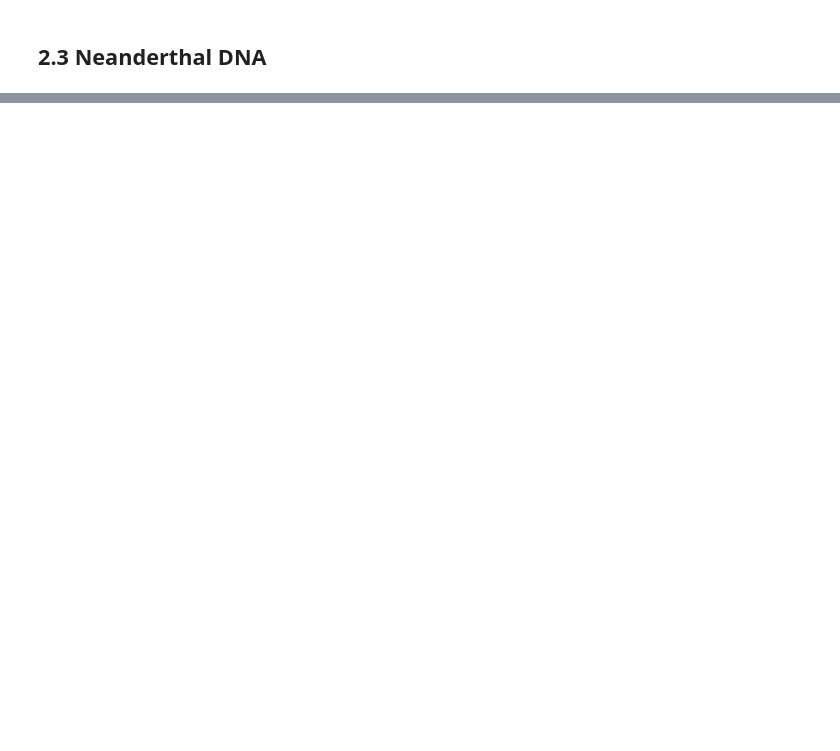
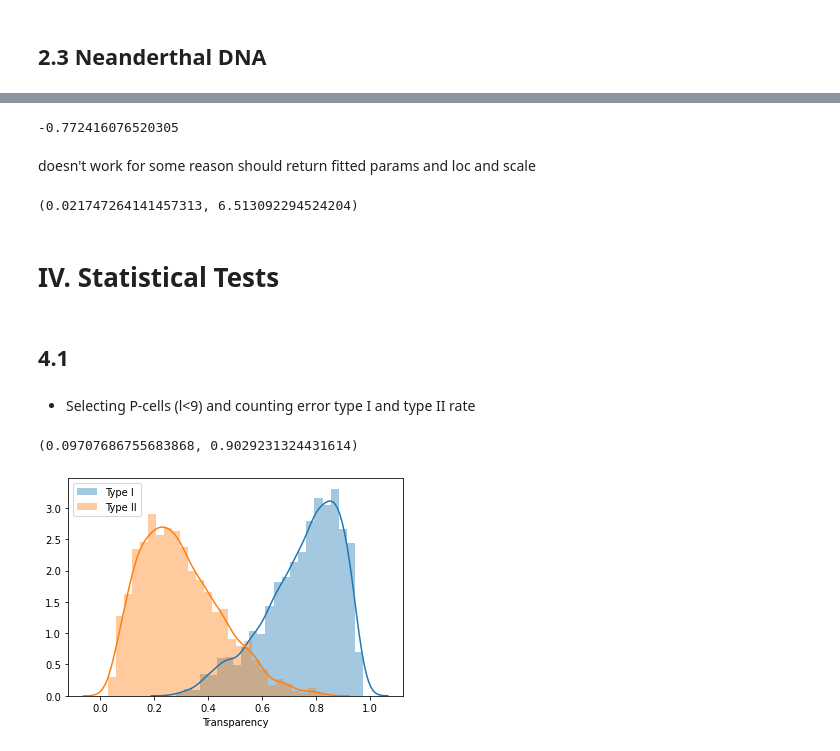
Before and after one commit to kirilklein/Applied_Statistics, a Jupyter notebook: Problem_set/Problem_set.ipynb, the cells around one changed output, grey strips where cells are left out. Saved outputs shown, nothing was run; the diff lists cells and outputs as text; code cells hidden in the pictures; blank space fills up the shorter version.

```diff
--- a/Problem_set/Problem_set.ipynb
+++ b/Problem_set/Problem_set.ipynb
@@ -88,0 +160,37 @@ DNA = np.loadtxt("DNA.txt")
+# %%
+y_arr =  x_arr*np.exp(-x_arr)
+correlation = np.corrcoef(x_arr,y_arr)
+correlation[0,1]
+# %% [output]
+-0.772416076520305
+# %% [markdown]
+doesn't work for some reason
+should return fitted params and loc and scale
+# %%
+c1fit, c2fit, loc, scale = my_cv.fit(x_arr, 5 ,2)
+c1fit, c2fit
+# %% [output]
+(0.021747264141457313, 6.513092294524204)
+# %% [markdown]
+# IV. Statistical Tests
+# %% [markdown]
+## 4.1
+# %% [markdown]
+- Selecting P-cells (l<9) and counting error type I and type II rate
+# %%
+cells = np.loadtxt("data_cells.txt")
+mask_P = cells[:,1]<9
+P_cells = cells[mask_P]
+P_cells_I = np.sum(P_cells[:,0])/len(P_cells)
+P_cells_II = (len(P_cells)-np.sum(P_cells[:,0]))/len(P_cells)
+P_cells_I, P_cells_II
+# %% [output]
+(0.09707686755683868, 0.9029231324431614)
+# %%
+sns.distplot(cells[cells[:,0]==1][:,2],label =  "Type I")
+sns.distplot(cells[cells[:,0]==0][:,2], label = "Type II")
+plt.legend()
+plt.xlabel('Transparency')
+plt.show()
+# %% [output]
+[figure, added]
```
Also changed, not shown: parts of 18 cells of this notebook, 1 other file.
